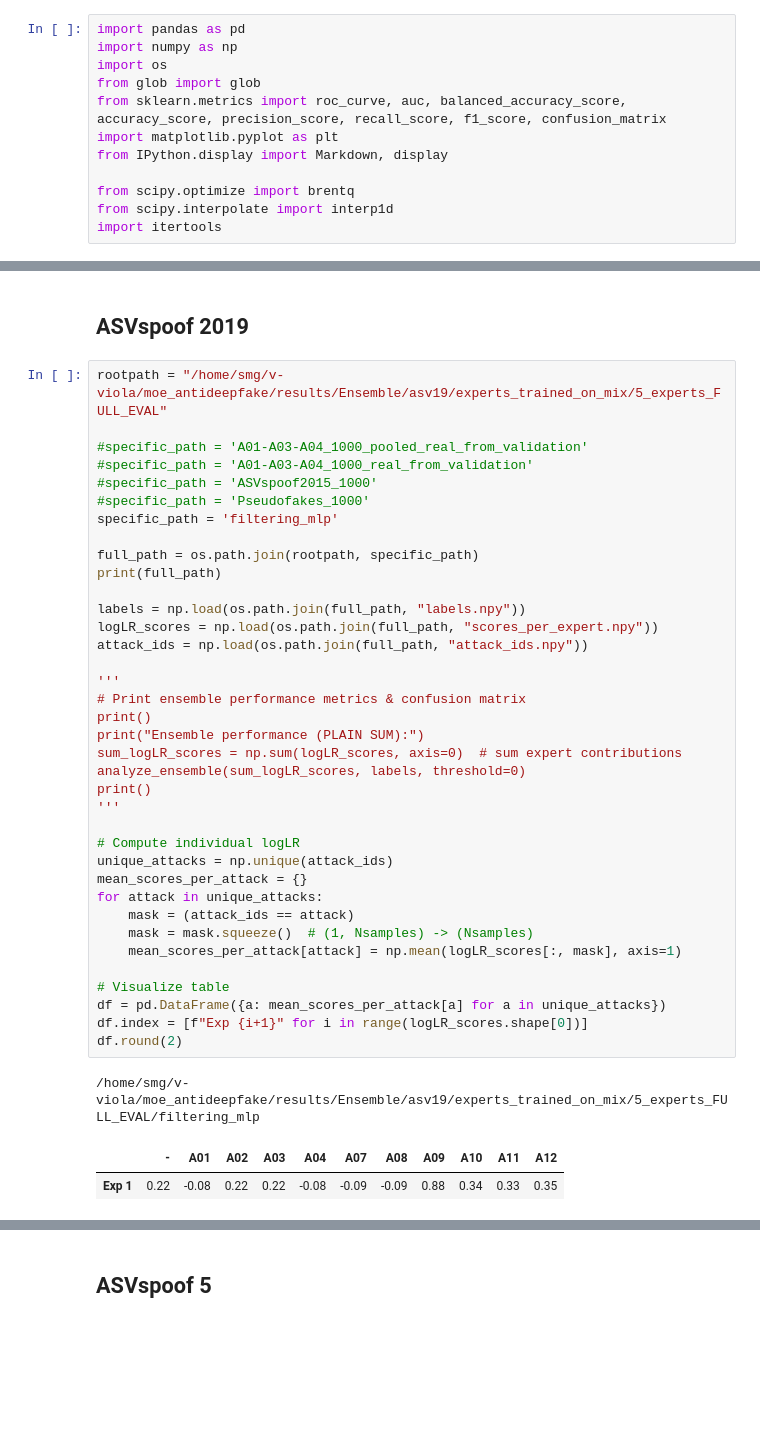
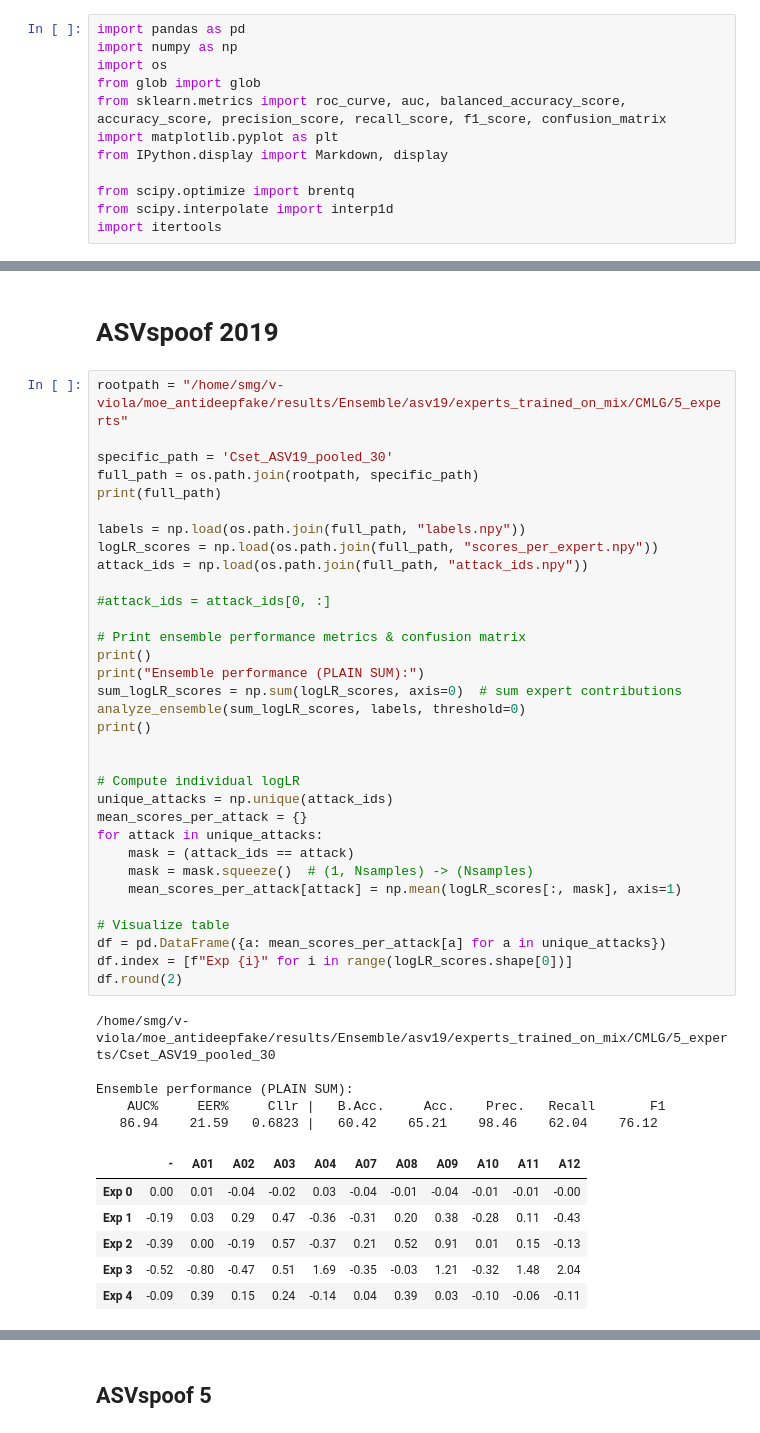
Before and after one commit to nii-yamagishilab/MoE-AntiDeepfake, a Jupyter notebook: notebooks/5a_ensemble_results.ipynb, the cells around one changed output, grey strips where cells are left out. Drawn from its saved outputs; the diff is of its cells as text; blank space fills up the shorter version.

```diff
--- a/notebooks/5a_ensemble_results.ipynb
+++ b/notebooks/5a_ensemble_results.ipynb
@@ -97,43 +182,47 @@ def analyze_ensemble(all_logLR, labels, threshold=0):
 # %% [markdown]
-## ASVspoof 2019
+# ASVspoof 2019
 # %%
-rootpath = "/home/smg/v-viola/moe_antideepfake/results/Ensemble/asv19/experts_trained_on_mix/5_experts_FULL_EVAL"
+rootpath = "/home/smg/v-viola/moe_antideepfake/results/Ensemble/asv19/experts_trained_on_mix/CMLG/5_experts"
 
-#specific_path = 'A01-A03-A04_1000_pooled_real_from_validation'
-#specific_path = 'A01-A03-A04_1000_real_from_validation'
-#specific_path = 'ASVspoof2015_1000'
-#specific_path = 'Pseudofakes_1000'
-specific_path = 'filtering_mlp'
-
+specific_path = 'Cset_ASV19_pooled_30'
 full_path = os.path.join(rootpath, specific_path)
 print(full_path)
 
 labels = np.load(os.path.join(full_path, "labels.npy"))
 logLR_scores = np.load(os.path.join(full_path, "scores_per_expert.npy"))
 attack_ids = np.load(os.path.join(full_path, "attack_ids.npy"))
 
-'''
+#attack_ids = attack_ids[0, :]
+
 # Print ensemble performance metrics & confusion matrix
 print()
 print("Ensemble performance (PLAIN SUM):")
 sum_logLR_scores = np.sum(logLR_scores, axis=0)  # sum expert contributions
 analyze_ensemble(sum_logLR_scores, labels, threshold=0)
 print()
-'''
+
 
 # Compute individual logLR
 unique_attacks = np.unique(attack_ids)
 mean_scores_per_attack = {}
 for attack in unique_attacks:
     mask = (attack_ids == attack)
     mask = mask.squeeze()  # (1, Nsamples) -> (Nsamples)
     mean_scores_per_attack[attack] = np.mean(logLR_scores[:, mask], axis=1)
 
 # Visualize table
 df = pd.DataFrame({a: mean_scores_per_attack[a] for a in unique_attacks})
-df.index = [f"Exp {i+1}" for i in range(logLR_scores.shape[0])]
+df.index = [f"Exp {i}" for i in range(logLR_scores.shape[0])]
 df.round(2)
 # %% [output]
-/home/smg/v-viola/moe_antideepfake/results/Ensemble/asv19/experts_trained_on_mix/5_experts_FULL_EVAL/filtering_mlp
+/home/smg/v-viola/moe_antideepfake/results/Ensemble/asv19/experts_trained_on_mix/CMLG/5_experts/Cset_ASV19_pooled_30
+
+Ensemble performance (PLAIN SUM):
+    AUC%     EER%     Cllr |   B.Acc.     Acc.    Prec.   Recall       F1
+   86.94    21.59   0.6823 |   60.42    65.21    98.46    62.04    76.12
 |  | - | A01 | A02 | A03 | A04 | A07 | A08 | A09 | A10 | A11 | A12 |
-| Exp 1 | 0.22 | -0.08 | 0.22 | 0.22 | -0.08 | -0.09 | -0.09 | 0.88 | 0.34 | 0.33 | 0.35 |
+| Exp 0 | 0.00 | 0.01 | -0.04 | -0.02 | 0.03 | -0.04 | -0.01 | -0.04 | -0.01 | -0.01 | -0.00 |
+| Exp 1 | -0.19 | 0.03 | 0.29 | 0.47 | -0.36 | -0.31 | 0.20 | 0.38 | -0.28 | 0.11 | -0.43 |
+| Exp 2 | -0.39 | 0.00 | -0.19 | 0.57 | -0.37 | 0.21 | 0.52 | 0.91 | 0.01 | 0.15 | -0.13 |
+| Exp 3 | -0.52 | -0.80 | -0.47 | 0.51 | 1.69 | -0.35 | -0.03 | 1.21 | -0.32 | 1.48 | 2.04 |
+| Exp 4 | -0.09 | 0.39 | 0.15 | 0.24 | -0.14 | 0.04 | 0.39 | 0.03 | -0.10 | -0.06 | -0.11 |
```
Also changed, not shown: parts of 11 cells of this notebook, 9 other files.
